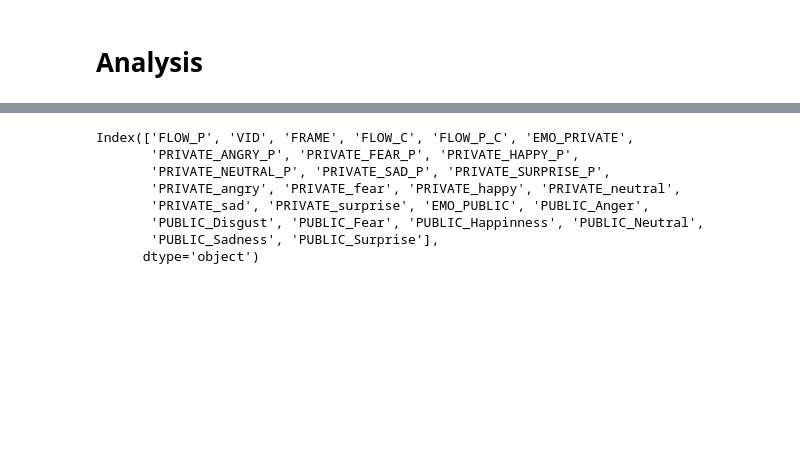
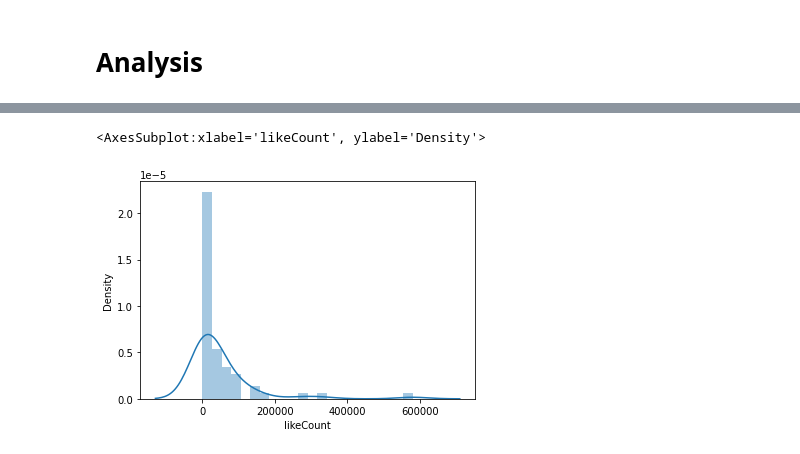
Before and after one commit to LHumpe/COINs-CNN-FLOW, a Jupyter notebook: notebooks/YouTube_analysis.ipynb, the cells around one changed output, grey strips where cells are left out. Cells and saved outputs as stored; diff of their text form; code cells hidden in the pictures; blank space fills up the shorter version.

```diff
--- a/notebooks/YouTube_analysis.ipynb
+++ b/notebooks/YouTube_analysis.ipynb
@@ -201,11 +143,5 @@ final_data[['FLOW_P','PUBLIC_Disgust', 'PUBLIC_Fear', 'PUBLIC_Happinness',
-# %%
-full_df.columns
-# %% [output]
-Index(['FLOW_P', 'VID', 'FRAME', 'FLOW_C', 'FLOW_P_C', 'EMO_PRIVATE',
-       'PRIVATE_ANGRY_P', 'PRIVATE_FEAR_P', 'PRIVATE_HAPPY_P',
-       'PRIVATE_NEUTRAL_P', 'PRIVATE_SAD_P', 'PRIVATE_SURPRISE_P',
-       'PRIVATE_angry', 'PRIVATE_fear', 'PRIVATE_happy', 'PRIVATE_neutral',
-       'PRIVATE_sad', 'PRIVATE_surprise', 'EMO_PUBLIC', 'PUBLIC_Anger',
-       'PUBLIC_Disgust', 'PUBLIC_Fear', 'PUBLIC_Happinness', 'PUBLIC_Neutral',
-       'PUBLIC_Sadness', 'PUBLIC_Surprise'],
-      dtype='object')
+# %%
+sns.distplot(final_data['likeCount'])
+# %% [output]
+<AxesSubplot:xlabel='likeCount', ylabel='Density'>
+[figure, added]
```
Also changed, not shown: parts of 25 cells of this notebook, 2 other files.
